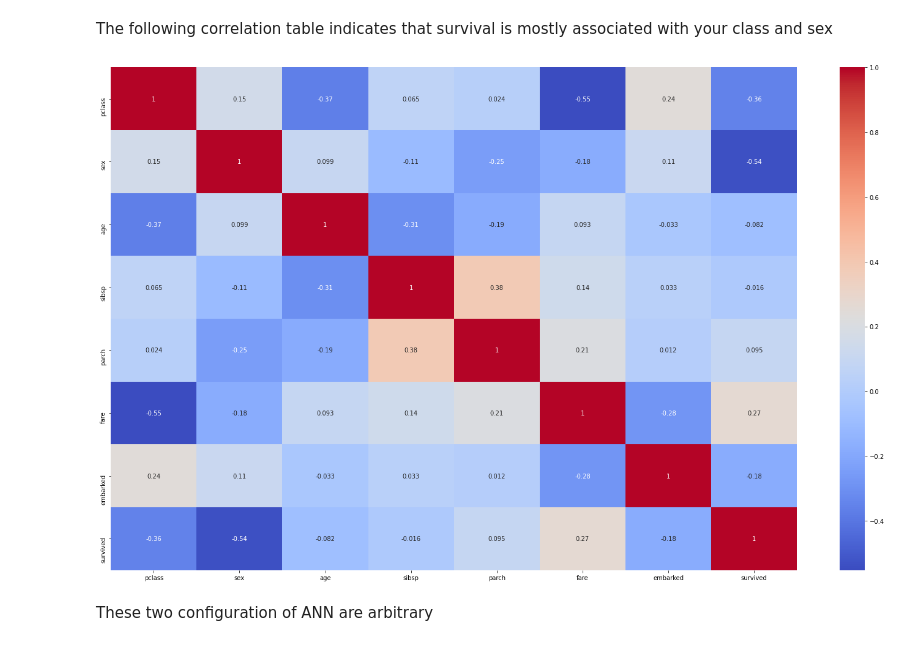
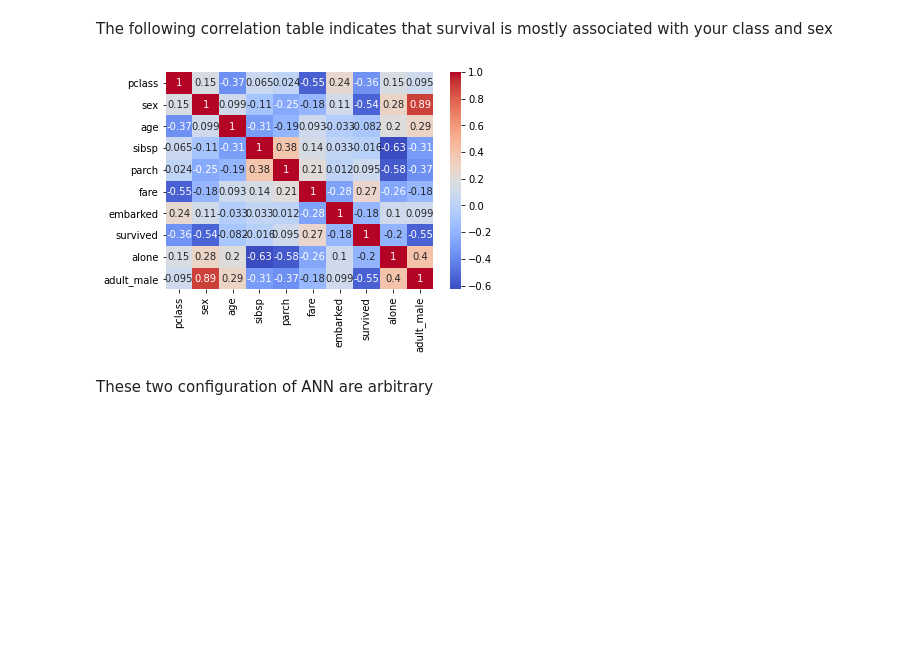
Before and after one commit to eigenhenry/experiments, a Jupyter notebook: titanic.ipynb, the cells around one changed output. Cells and saved outputs as stored; diff of their text form; code cells hidden in the pictures; blank space fills up the shorter version.

```diff
--- a/titanic.ipynb
+++ b/titanic.ipynb
@@ -65,6 +65,8 @@ Let's one-hot encode categorical data
 # %%
 df['sex'] = LabelEncoder().fit_transform(df['sex'])
 df['embarked'] = LabelEncoder().fit_transform(df['embarked'])
+df['alone'] = LabelEncoder().fit_transform(df['alone'])
+df['adult_male'] = LabelEncoder().fit_transform(df['adult_male'])
 # %%
 df['sex'].value_counts()
 # %% [output]
@@ -77,14 +79,14 @@ y = df['survived']
 # %% [markdown]
 The following correlation table indicates that survival is mostly associated with your class and sex
 # %%
-subset = df[['pclass', 'sex', 'age', 'sibsp', 'parch', 'fare', 'embarked', 'survived']]
+subset = df[['pclass', 'sex', 'age', 'sibsp', 'parch', 'fare', 'embarked', 'survived', 'alone',  'adult_male']]
 
 corr_matrix = subset.corr()
 
 sns.heatmap(corr_matrix, annot=True, cmap='coolwarm')
 plt.show()
 # %% [output]
-[figure, old version]
+[figure, new version]
 # %%
 X_train, X_test, y_train, y_test = train_test_split(X, y, test_size=0.2, random_state=42)
 
```
Also changed, not shown: parts of 16 cells of this notebook.
